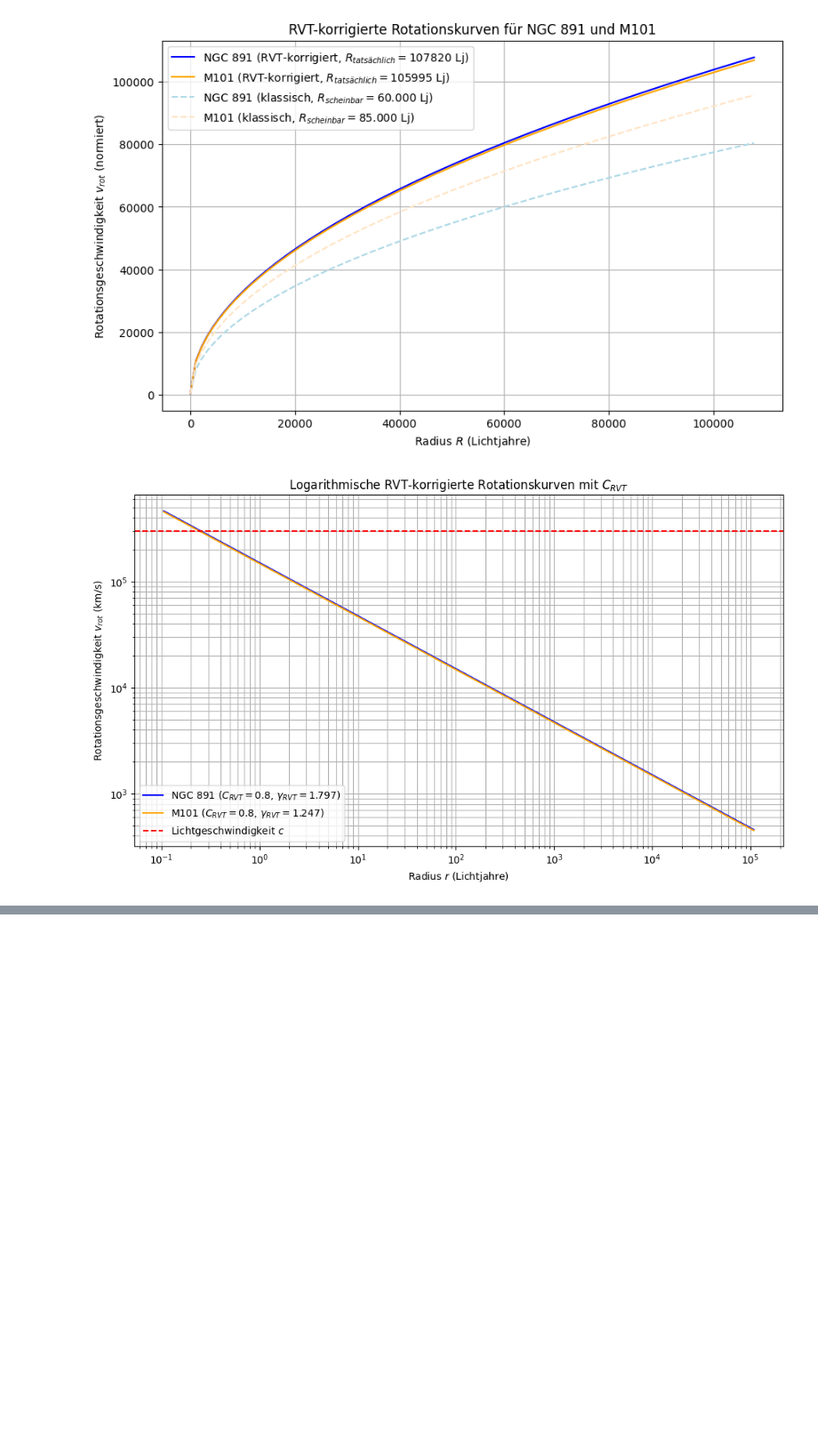
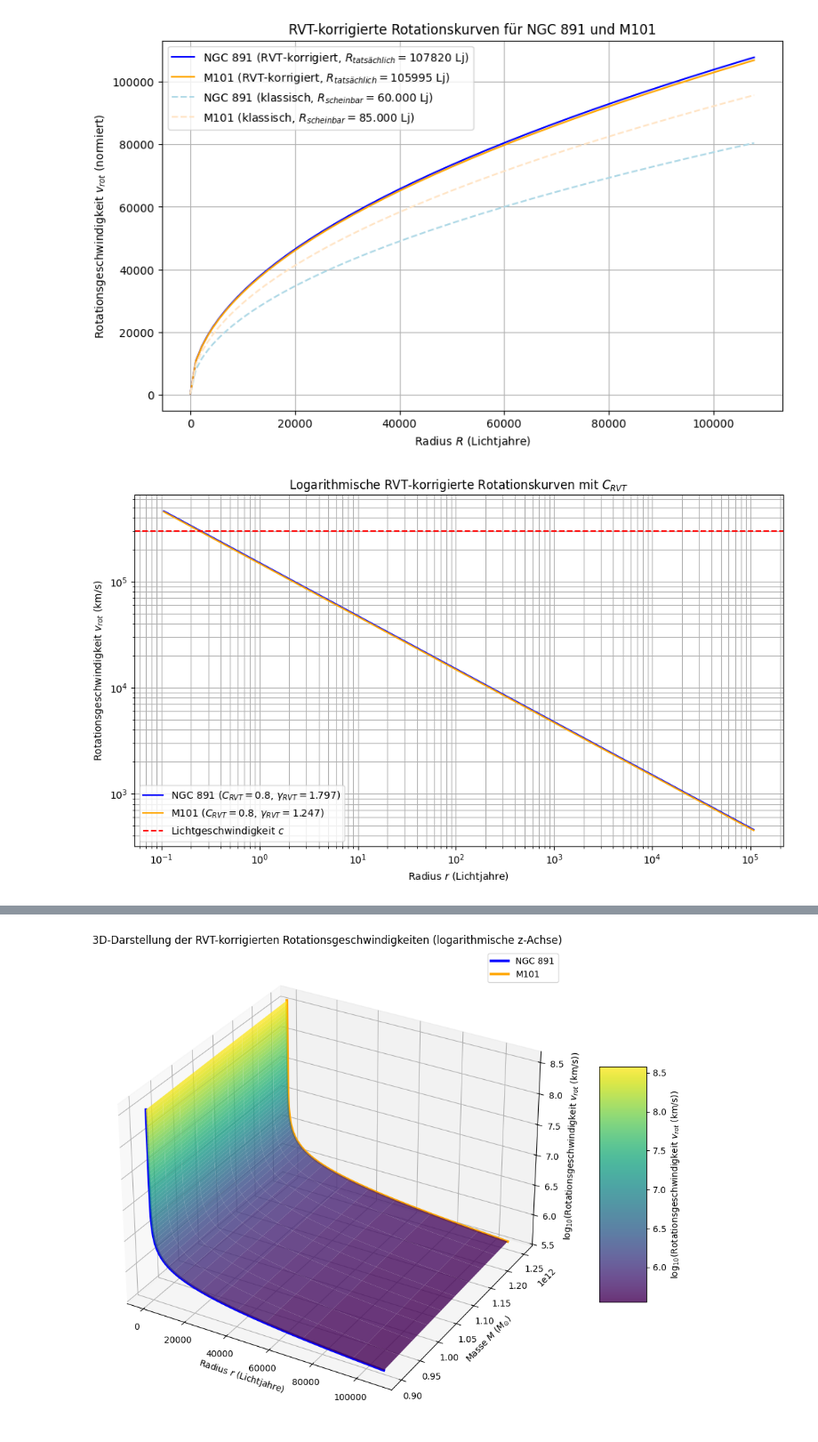
Before and after one commit to Kratzramanis/RVT-Verification, a Jupyter notebook: hammer.ipynb, the cells around one changed output, grey strips where cells are left out. Shown at 89% size. Cells and saved outputs as stored; diff of their text form; code cells hidden in the pictures; blank space fills up the shorter version.

```diff
--- a/hammer.ipynb
+++ b/hammer.ipynb
@@ -380,0 +366,67 @@ M101 (18°): Gamma = 1.247, Divergenz = 0.655
+# %%
+import numpy as np
+import matplotlib.pyplot as plt
+from mpl_toolkits.mplot3d import Axes3D
+
+# Konstanten
+G = 6.67430e-11  # Gravitationskonstante (m^3 kg^-1 s^-2)
+c = 299792458     # Lichtgeschwindigkeit (m/s)
+M_sun_kg = 1.989e30  # Masse der Sonne in kg
+
+# RVT-korrigierte Massen und Radien
+M_tatsächlich_ngc891 = 9e11  # M☉
+M_tatsächlich_m101 = 1.25e12  # M☉
+R_tatsächlich_ngc891 = 107820  # Lj
+R_tatsächlich_m101 = 105995   # Lj
+
+# Umrechnung in Meter und kg
+R_tatsächlich_ngc891_m = R_tatsächlich_ngc891 * 9.461e15  # Lj in m
+R_tatsächlich_m101_m = R_tatsächlich_m101 * 9.461e15  # Lj in m
+M_tatsächlich_ngc891_kg = M_tatsächlich_ngc891 * M_sun_kg
+M_tatsächlich_m101_kg = M_tatsächlich_m101 * M_sun_kg
+
+# Radiusbereich für die Simulation
+r = np.logspace(np.log10(1e15), np.log10(max(R_tatsächlich_ngc891_m, R_tatsächlich_m101_m)), 100)
+
+# Rotationsgeschwindigkeit OHNE RVT-Boost-Faktor
+def rotation_velocity(r, M_0):
+    return np.sqrt(G * M_0 / r)
+
+# Berechnung der Rotationsgeschwindigkeiten
+v_ngc891 = rotation_velocity(r, M_tatsächlich_ngc891_kg)
+v_m101 = rotation_velocity(r, M_tatsächlich_m101_kg)
+
+# Erstellen der 3D-Darstellung
+fig = plt.figure(figsize=(12, 8))
+ax = fig.add_subplot(111, projection='3d')
+
+# Radius und Masse als Gitter für die 3D-Darstellung
+R_grid, M_grid = np.meshgrid(r, np.linspace(min(M_tatsächlich_ngc891_kg, M_tatsächlich_m101_kg),
+                                             max(M_tatsächlich_ngc891_kg, M_tatsächlich_m101_kg), 10))
+
+# Rotationsgeschwindigkeit für das Gitter
+V_grid = np.sqrt(G * M_grid / R_grid)
+
+# Logarithmische Darstellung der Rotationsgeschwindigkeit
+V_grid_log = np.log10(V_grid)
+
+# 3D-Oberflächenplot mit logarithmischer z-Achse
+surf = ax.plot_surface(R_grid / 9.461e15, M_grid / M_sun_kg, V_grid_log, cmap='viridis', alpha=0.8)
+
+# Spezifische Kurven für NGC 891 und M101
+ax.plot(r / 9.461e15, np.full_like(r, M_tatsächlich_ngc891), np.log10(v_ngc891), color='blue', linewidth=3, label='NGC 891')
+ax.plot(r / 9.461e15, np.full_like(r, M_tatsächlich_m101), np.log10(v_m101), color='orange', linewidth=3, label='M101')
+
+ax.set_xlabel('Radius $r$ (Lichtjahre)')
+ax.set_ylabel('Masse $M$ ($M_{\\odot}$)')
+ax.set_zlabel('log$_{10}$(Rotationsgeschwindigkeit $v_{rot}$ (km/s))')
+ax.set_title('3D-Darstellung der RVT-korrigierten Rotationsgeschwindigkeiten (logarithmische z-Achse)')
+ax.legend()
+
+# Farbbar für die z-Achse
+fig.colorbar(surf, shrink=0.5, aspect=5, label='log$_{10}$(Rotationsgeschwindigkeit $v_{rot}$ (km/s))')
+
+plt.tight_layout()
+plt.show()
+# %% [output]
+[figure, added]
```
Also changed, not shown: parts of 6 cells of this notebook.
